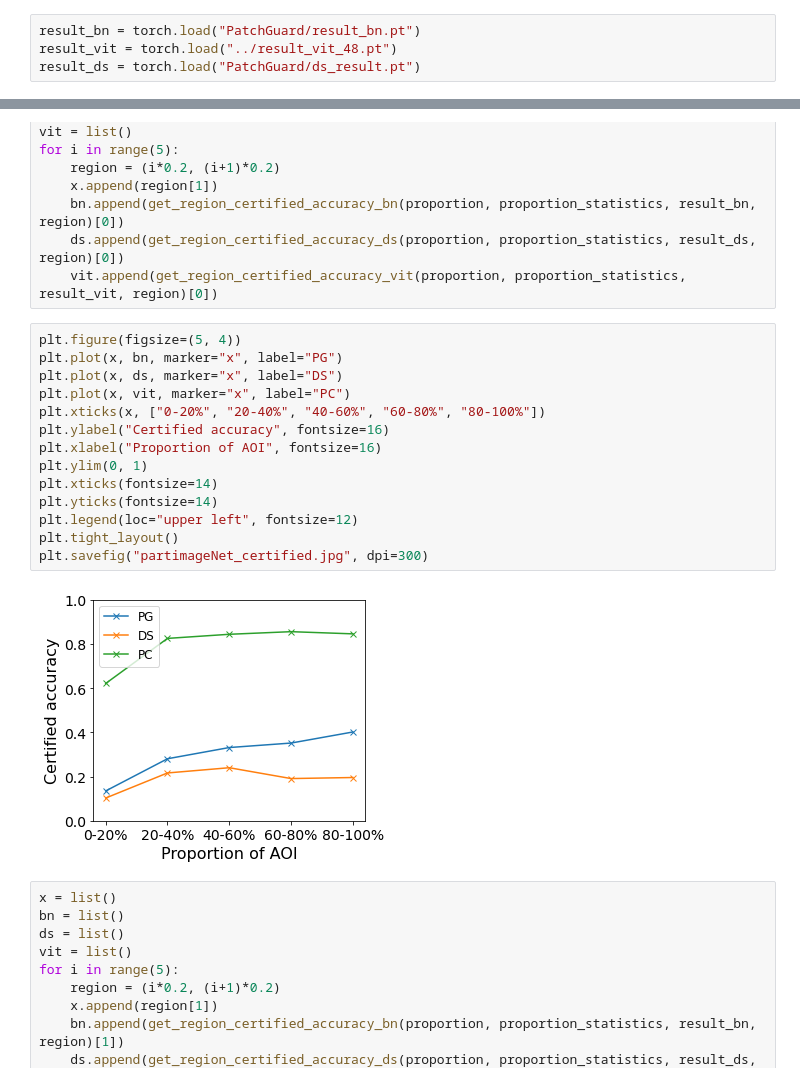
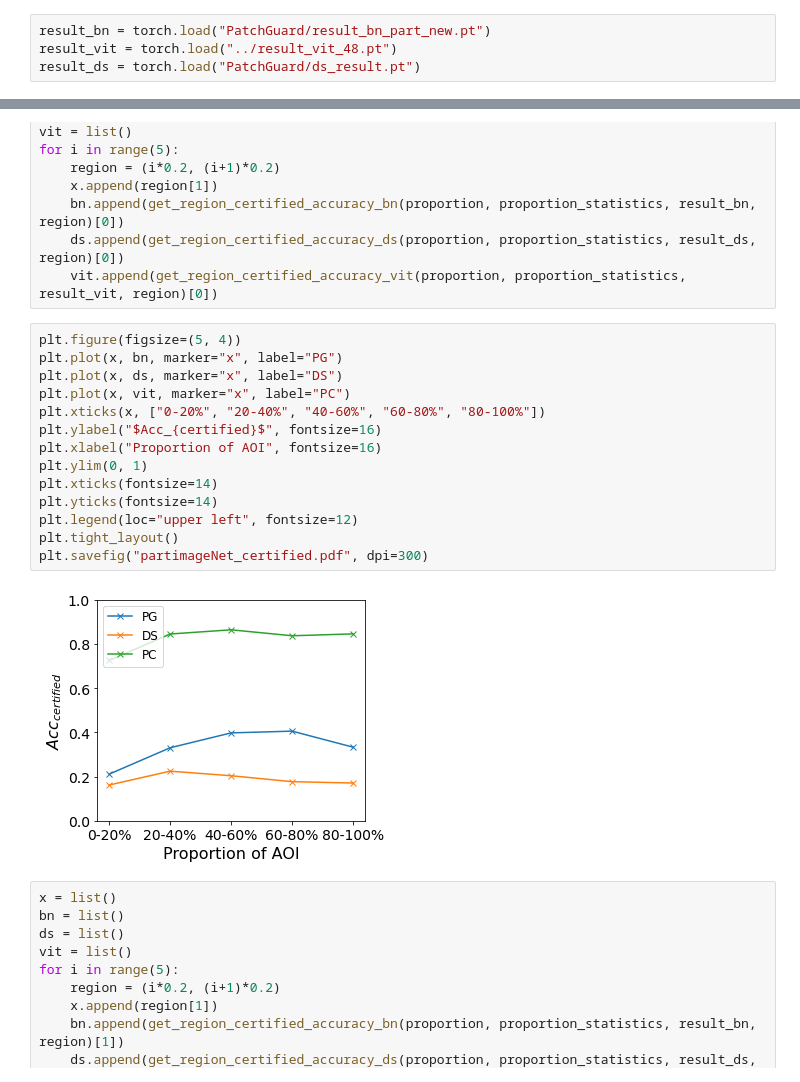
Before and after one commit to YuhengHuang42/PatchCensor, a Jupyter notebook: voter_study/AOI_imagenet.ipynb, the cells around one changed output, grey strips where cells are left out. Saved outputs shown, nothing was run; the diff lists cells and outputs as text.

```diff
--- a/voter_study/AOI_imagenet.ipynb
+++ b/voter_study/AOI_imagenet.ipynb
@@ -16,7 +16,7 @@ proportion_statistics = pd.DataFrame(
     }
 )
 # %%
-result_bn = torch.load("PatchGuard/result_bn.pt")
+result_bn = torch.load("PatchGuard/result_bn_part_new.pt")
 result_vit = torch.load("../result_vit_48.pt")
 result_ds = torch.load("PatchGuard/ds_result.pt")
 # %%
@@ -63,19 +120,19 @@ for i in range(5):
 # %%
 plt.figure(figsize=(5, 4))
 plt.plot(x, bn, marker="x", label="PG")
 plt.plot(x, ds, marker="x", label="DS")
 plt.plot(x, vit, marker="x", label="PC")
 plt.xticks(x, ["0-20%", "20-40%", "40-60%", "60-80%", "80-100%"])
-plt.ylabel("Certified accuracy", fontsize=16)
+plt.ylabel("$Acc_{certified}$", fontsize=16)
 plt.xlabel("Proportion of AOI", fontsize=16)
 plt.ylim(0, 1)
 plt.xticks(fontsize=14)
 plt.yticks(fontsize=14)
 plt.legend(loc="upper left", fontsize=12)
 plt.tight_layout()
-plt.savefig("partimageNet_certified.jpg", dpi=300)
+plt.savefig("partimageNet_certified.pdf", dpi=300)
 # %% [output]
-[figure, old version]
+[figure, new version]
 # %%
 x = list()
 bn = list()
```
Also changed, not shown: parts of 10 cells of this notebook, 5 other files.
